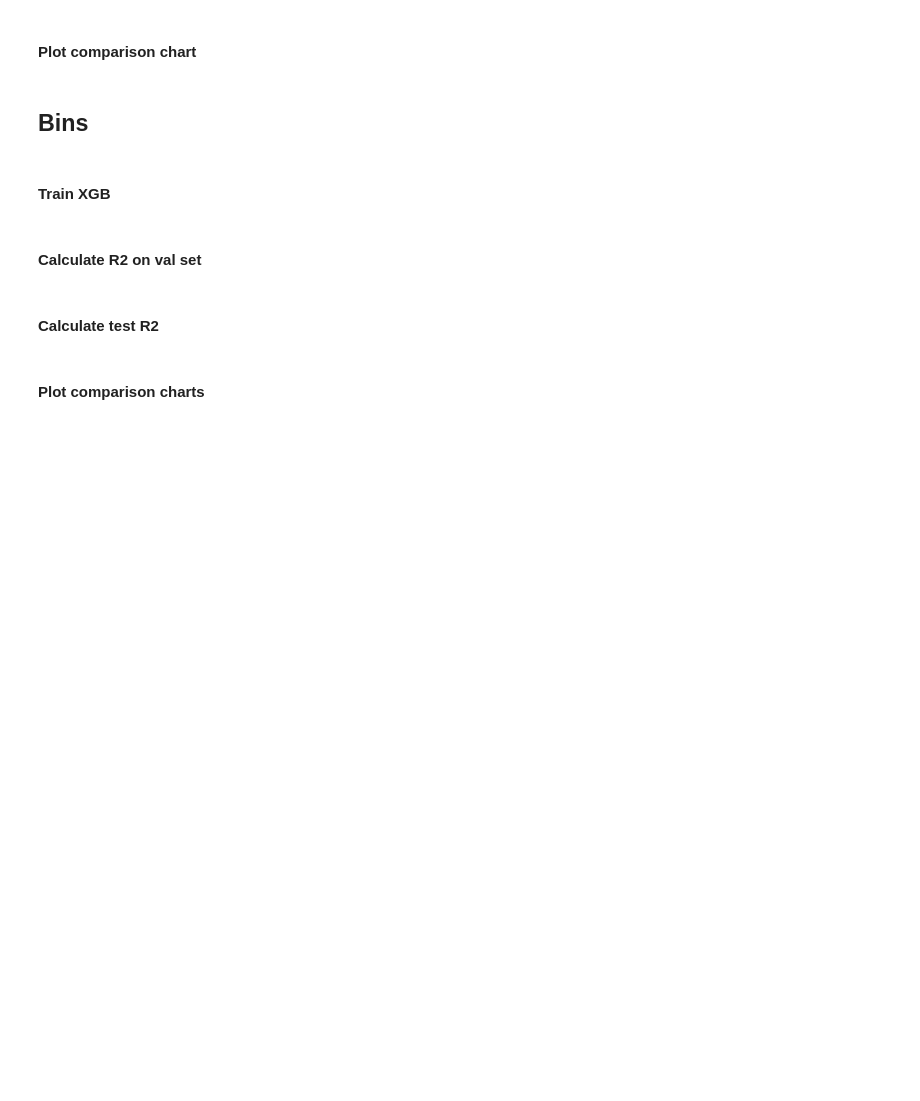
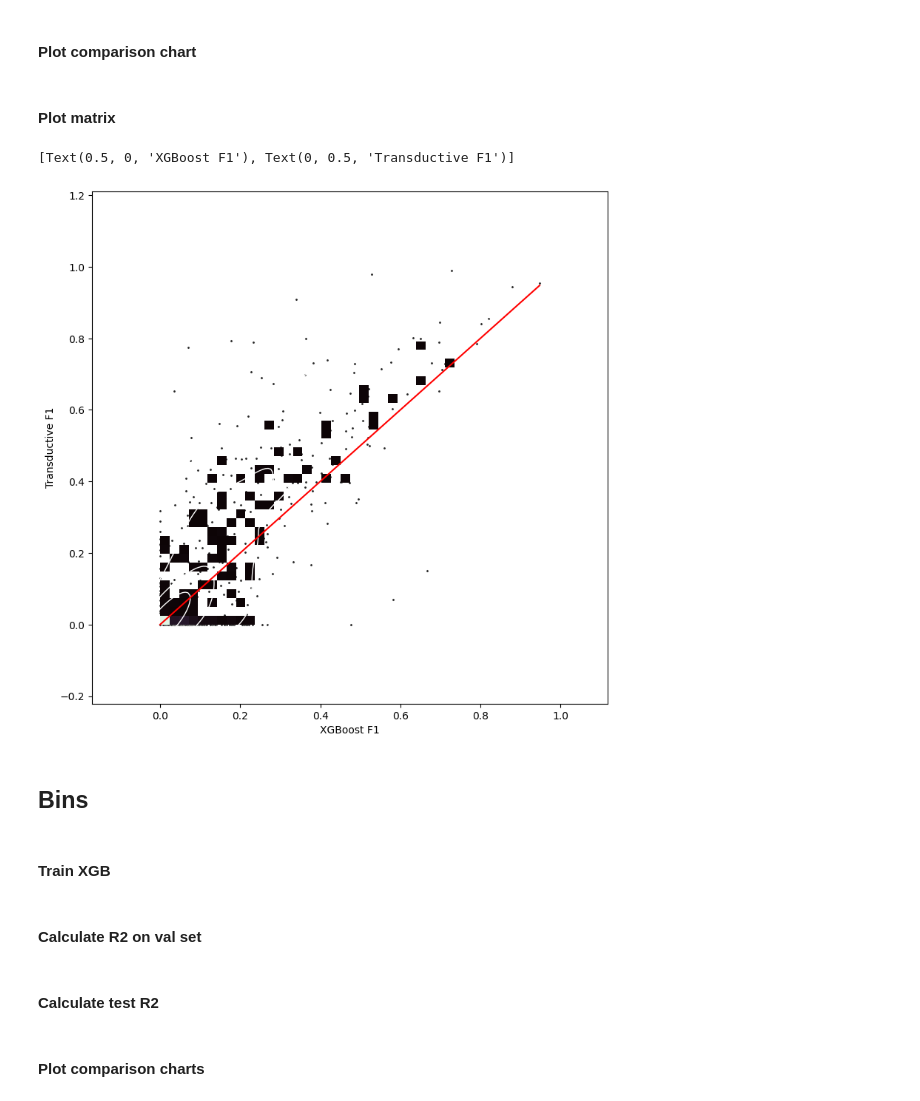
Before and after one commit to morand-g/malpolon-marbec, a Jupyter notebook: examples/RLS/Baselines.ipynb, the cells around one changed output. Cells and saved outputs as stored; diff of their text form; code cells hidden in the pictures; blank space fills up the shorter version.

```diff
--- a/examples/RLS/Baselines.ipynb
+++ b/examples/RLS/Baselines.ipynb
@@ -238,6 +322,24 @@ fig.update_layout(
 )
 
 fig.update_traces(line={'width': 4})
+# %% [markdown]
+#### Plot matrix
+# %%
+import seaborn as sns
+from matplotlib import pyplot as plt
+
+x, y = scores[names[0]].values, scores[names[2]].values
+
+# Draw a combo histogram and scatterplot with density contours
+f, ax = plt.subplots(figsize=(9, 9))
+sns.scatterplot(x=x, y=y, s=5, color=".15")
+sns.histplot(x=x, y=y, bins=40, pthresh=.1, cmap="mako")
+sns.kdeplot(x=x, y=y, levels=5, color="w", linewidths=1)
+sns.lineplot(x=[min(x), max(x)], y=[min(x), max(x)],color='red')
+ax.set(xlabel=names[0] + ' F1', ylabel=names[2] + ' F1')
+# %% [output]
+[Text(0.5, 0, 'XGBoost F1'), Text(0, 0.5, 'Transductive F1')]
+[figure, added]
 # %% [markdown]
 ## Bins
 # %% [markdown]
```
Also changed, not shown: parts of 13 cells of this notebook, 1 other file.
